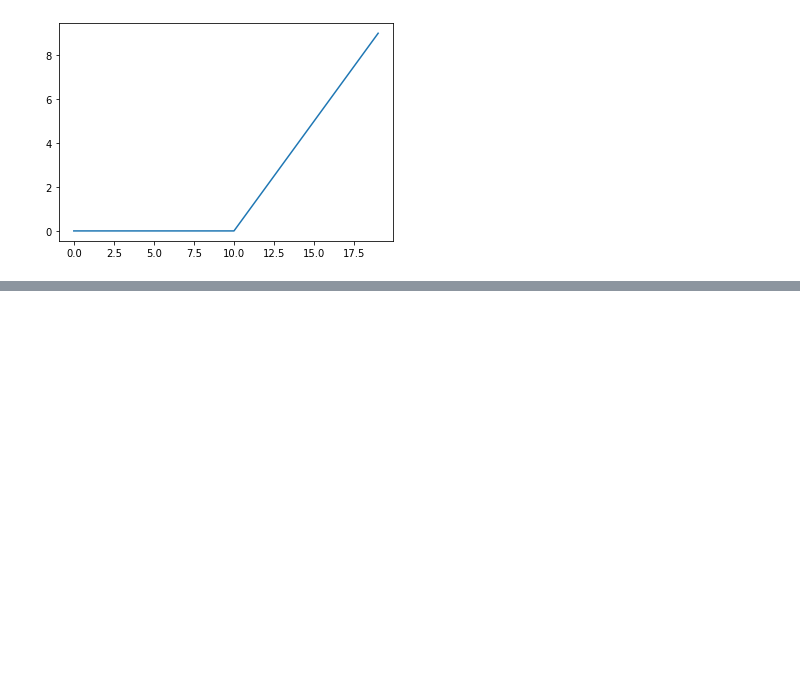
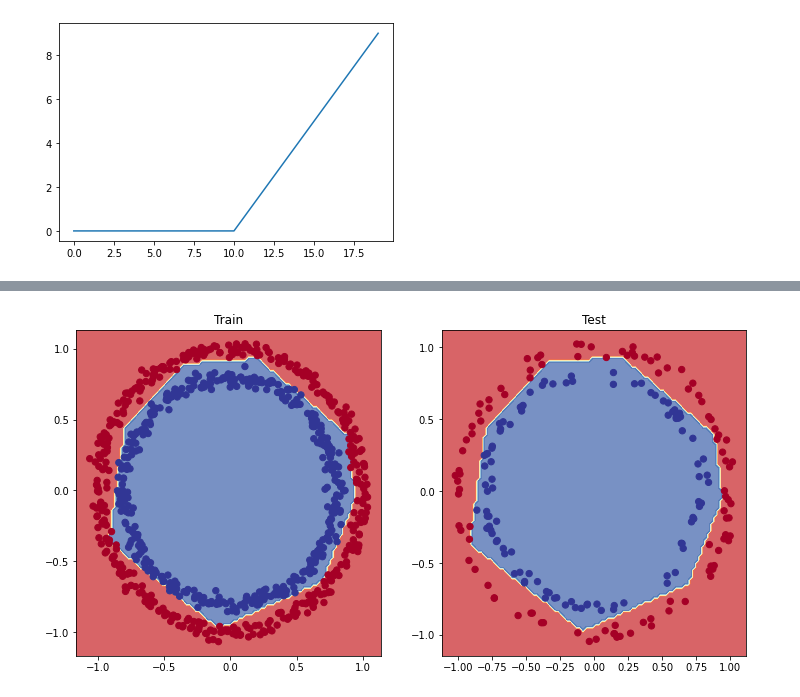
Before and after one commit to JaradAng/tensorflow_training, a Jupyter notebook: neural_network_classification.ipynb, the cells around one changed output, grey strips where cells are left out. Cells and saved outputs as stored; diff of their text form; code cells hidden in the pictures; blank space fills up the shorter version.

```diff
--- a/neural_network_classification.ipynb
+++ b/neural_network_classification.ipynb
@@ -542,3 +542,9 @@ plt.plot(relu(A))
 # %% [output]
 [<matplotlib.lines.Line2D at 0x...>]
 [figure]
+# %%
+#lets split the data
+X_train, y_train = X[:800], y[:800]
+X_test, y_test = X[800:], y[800:]
+
+X_train.shape, X_test.shape, y_train.shape, y_test.shape
@@ -544,0 +553,18 @@ plt.plot(relu(A))
+# %%
+#build model on train
+tf.random.set_seed(42)
+
+#build
+model9 = tf.keras.Sequential([
+    tf.keras.layers.Dense(4, activation='relu'),
+    tf.keras.layers.Dense(4, activation='relu'),
+    tf.keras.layers.Dense(1, activation='sigmoid')
+])
+
+#compile
+model9.compile(loss=tf.keras.losses.BinaryCrossentropy(),
+               optimizer=tf.keras.optimizers.Adam(learning_rate=0.01),
+               metrics=['accuracy'])
+
+#fit the model
+history = model9.fit(X_train, y_train, epochs=25)
@@ -544,0 +594,9 @@ plt.plot(relu(A))
+# %%
+plt.figure(figsize=(12,6))
+plt.subplot(1,2,1)
+plt.title('Train')
+plot_decision_boundary(model=model9, X=X_train, y=y_train)
+plt.subplot(1,2,2)
+plt.title('Test')
+plot_decision_boundary(model=model9, X=X_test, y=y_test)
+# %% [output]
@@ -544,0 +607 @@ plt.plot(relu(A))
+[figure, added]
```
Also changed, not shown: parts of 16 cells of this notebook.
